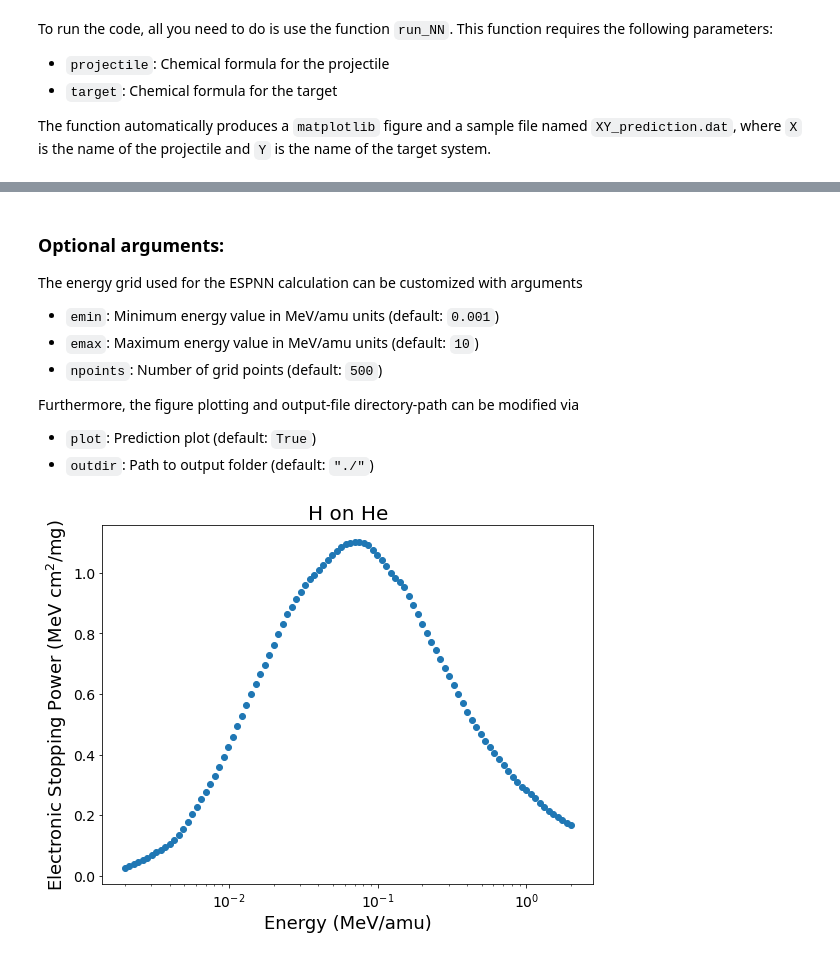
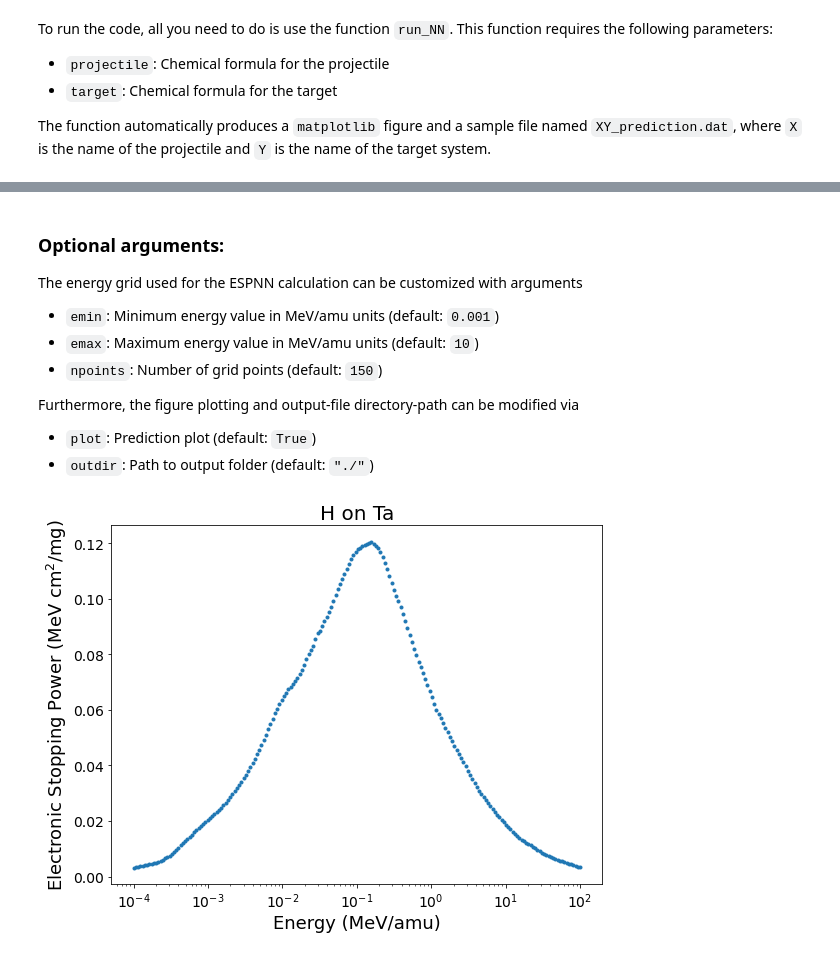
Before and after one commit to ale-mendez/ESPNN, a Jupyter notebook: workflow/prediction.ipynb, the cells around one changed output, grey strips where cells are left out. Saved outputs shown, nothing was run; the diff lists cells and outputs as text; code cells hidden in the pictures.

```diff
--- a/workflow/prediction.ipynb
+++ b/workflow/prediction.ipynb
@@ -22,12 +22,12 @@ The energy grid used for the ESPNN calculation can be customized with arguments
 
 - ``emin``: Minimum energy value in MeV/amu units (default: ``0.001``)
 - ``emax``: Maximum energy value in MeV/amu units (default: ``10``)
-- ``npoints``: Number of grid points (default: ``500``)
+- ``npoints``: Number of grid points (default: ``150``)
 
 Furthermore, the figure plotting and output-file directory-path can be modified via
 - ``plot``: Prediction plot (default: ``True``)
 - ``outdir``: Path to output folder (default: ``"./"``)
 # %%
-ESPNN.run_NN(projectile='H', target='He', emin=0.002, emax=2, npoints=100)
+ESPNN.run_NN(projectile='H', target='Ta', emin=0.0001, emax=100, npoints=200)
 # %% [output]
-[figure, old version]
+[figure, new version]
```
Also changed, not shown: parts of 1 cell of this notebook, 3 other files.
